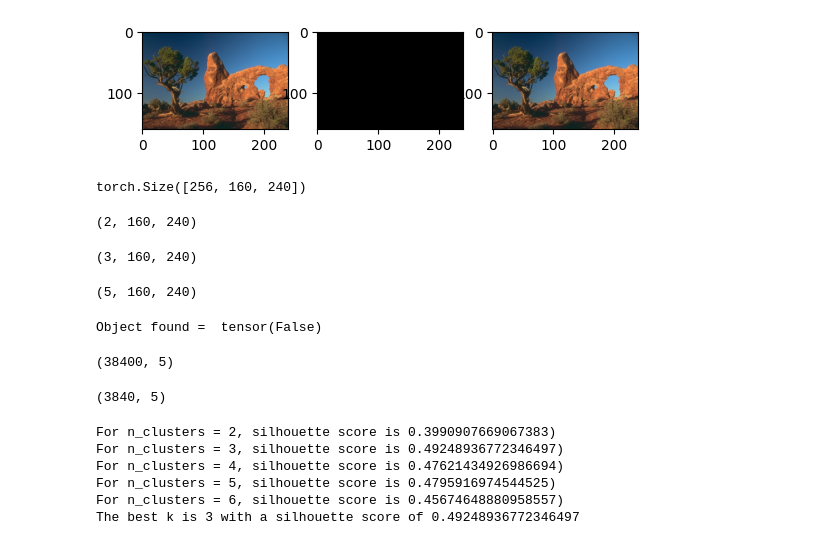
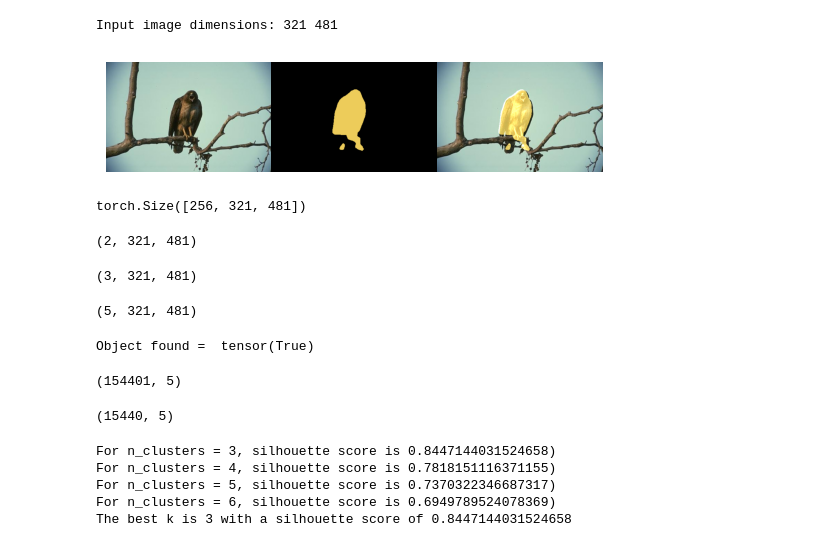
Before and after one commit to kandreou21/segmentation, a Jupyter notebook: Test.ipynb, the cells around one changed output. Saved outputs shown, nothing was run; the diff lists cells and outputs as text; code cells hidden in the pictures.

Commit message:
updated plot

```diff
--- a/Test.ipynb
+++ b/Test.ipynb
@@ -20,14 +20,16 @@ import networkx as nx
 model = torchvision.models.segmentation.deeplabv3_resnet101(weights='DeepLabV3_ResNet101_Weights.DEFAULT')
 model.eval() #sets model in evaluation mode
 
-filename = "low-resolution/car.jpg"
+filename = "testset/eagle.jpg"
 input_image = Image.open(filename)
-scale_percent = 0.5
+scale_percent = 1
 input_image = input_image.resize((int(input_image.width*scale_percent), int(input_image.height*scale_percent))) # Resize for large images
 input_image = input_image.convert("RGB")
 
 W, H = input_image.size
 print("Input image dimensions:", H, W)
+# %% [output]
+Input image dimensions: 321 481
 # %%
 # The images have to be loaded in to a range of [0, 1] and then normalized using the following mean and std
 preprocess = transforms.Compose([
@@ -58,34 +60,38 @@ def get_colors():
 def image_overlay(image, segmented_image):
     alpha = 1   # transparency for the original image
     beta = 0.8  # transparency for the segmentation map
     gamma = 0   # scalar added to each sum
 
     image = np.array(image)
     if isinstance(segmented_image, Image.Image):
         segmented_image = segmented_image.convert("RGB")
         segmented_image = np.array(segmented_image)
 
     cv2.addWeighted(image, alpha, segmented_image, beta, gamma, image)
 
     return image
 
 random_colors = get_colors()
 six_colors = [[255, 0, 0], [0, 255, 0], [0, 0, 255], [255, 255, 0], [255, 0, 255], [0, 255, 255]]
 
 # plot the semantic segmentation predictions of 21 classes in each color
 deeplab_segmented_image = Image.fromarray(output_predictions.byte().cpu().numpy()).resize(input_image.size)
 deeplab_segmented_image.putpalette(random_colors)
 overlayed_deeplab_image = image_overlay(input_image, deeplab_segmented_image)
 
 plt.subplot(1, 3, 1)
 plt.imshow(input_image)
+plt.axis('off')
 plt.subplot(1, 3, 2)
 plt.imshow(deeplab_segmented_image)
+plt.axis('off')
 plt.subplot(1, 3, 3)
 plt.imshow(overlayed_deeplab_image)
+plt.axis('off')
+plt.subplots_adjust(wspace=0, hspace=0)
 plt.show()
 # %% [output]
-[figure, old version]
+[figure, new version]
 # %%
 # retrieving aspp layer features
 def get_aspp_features():
@@ -98,7 +104,7 @@ def get_aspp_features():
 aspp_features = get_aspp_features()
 display(aspp_features.shape)
 # %% [output]
-torch.Size([256, 160, 240])
+torch.Size([256, 321, 481])
 # %%
 # Applying PCA to ASPP features
 def apply_pca_on_aspp(n_components):
@@ -114,7 +120,7 @@ n_components = 2
 pca_features = apply_pca_on_aspp(n_components)
 display(pca_features.shape)
 # %% [output]
-(2, 160, 240)
+(2, 321, 481)
 # %%
 # Convert original image to LAB color space
 def convert_lab():
@@ -131,8 +137,8 @@ display(lab_image.shape)
 pca_lab_sum = np.concatenate((pca_features, lab_image), axis=0)
 display(pca_lab_sum.shape)
 # %% [output]
-(3, 160, 240)
+(3, 321, 481)
-(5, 160, 240)
+(5, 321, 481)
 # %%
 # Check if any object was recognised
 def has_objects():
@@ -156,8 +162,7 @@ def update_objects_found(new_pca_lab_sum):
                 new_pca_lab_sum[n_components:, i , j] = pca_lab_sum[n_components:, i, j] * (1-w)
             else:
                 new_pca_lab_sum[:, i , j] = 0
-                #new_pca_lab_sum[:n_components, i , j] = pca_lab_sum[:n_components, i, j] * (1-w)
-                #new_pca_lab_sum[n_components:, i , j] = pca_lab_sum[n_components:, i, j] * w
+
 
 print("Object found = ", has_objects())
 new_pca_lab_sum = np.zeros(pca_lab_sum.shape, dtype=np.float32)
@@ -187,7 +192,7 @@ def add_spatial_info(new_pca_lab_sum):
 pca_lab_spatial = add_spatial_info(new_pca_lab_sum)
 #print_updates()
 # %% [output]
-Object found =  tensor(False)
+Object found =  tensor(True)
 # %%
 # Clustering
 # Global k-means++
@@ -512,7 +520,7 @@ class UniForCE:
 		return self
 # %%
 # Silhouette score for ideal n_clusters using kmeans
-k = [2, 3, 4, 5, 6]
+k = [3, 4, 5, 6]
 d2_new_pca_lab_sum = new_pca_lab_sum.reshape(new_pca_lab_sum.shape[0], new_pca_lab_sum.shape[1] * new_pca_lab_sum.shape[2]).T
 display(d2_new_pca_lab_sum.shape)
 # Randomly sample a subset of points
@@ -536,14 +544,13 @@ for n_clusters in k:
 
 print(f"The best k is {best_k} with a silhouette score of {best_silhouette_score}")
 # %% [output]
-(38400, 5)
+(154401, 5)
-(3840, 5)
+(15440, 5)
-For n_clusters = 2, silhouette score is 0.3990907669067383)
-For n_clusters = 3, silhouette score is 0.49248936772346497)
-For n_clusters = 4, silhouette score is 0.47621434926986694)
-For n_clusters = 5, silhouette score is 0.4795916974544525)
-For n_clusters = 6, silhouette score is 0.45674648880958557)
-The best k is 3 with a silhouette score of 0.49248936772346497
+For n_clusters = 3, silhouette score is 0.8447144031524658)
+For n_clusters = 4, silhouette score is 0.7818151116371155)
+For n_clusters = 5, silhouette score is 0.7370322346687317)
+For n_clusters = 6, silhouette score is 0.6949789524078369)
+The best k is 3 with a silhouette score of 0.8447144031524658
 # %%
 # Segmentation using Uniforce on PCA ASPP&LAB features
 options = {
```
Also changed, not shown: parts of 14 cells of this notebook.
